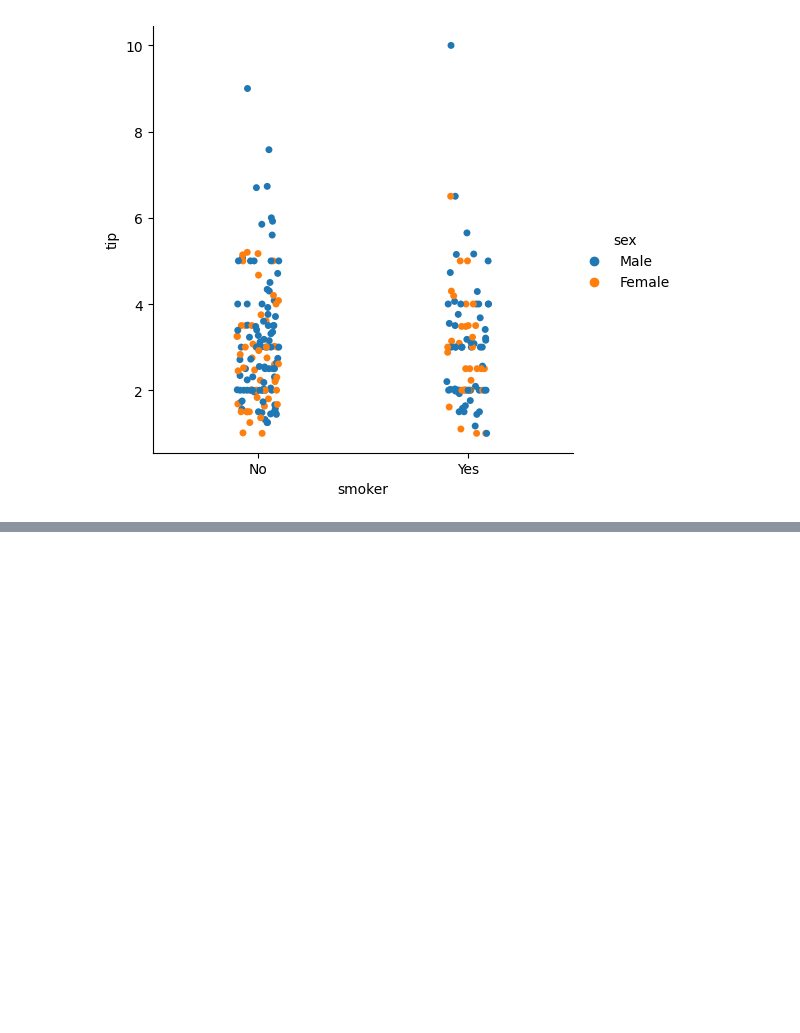
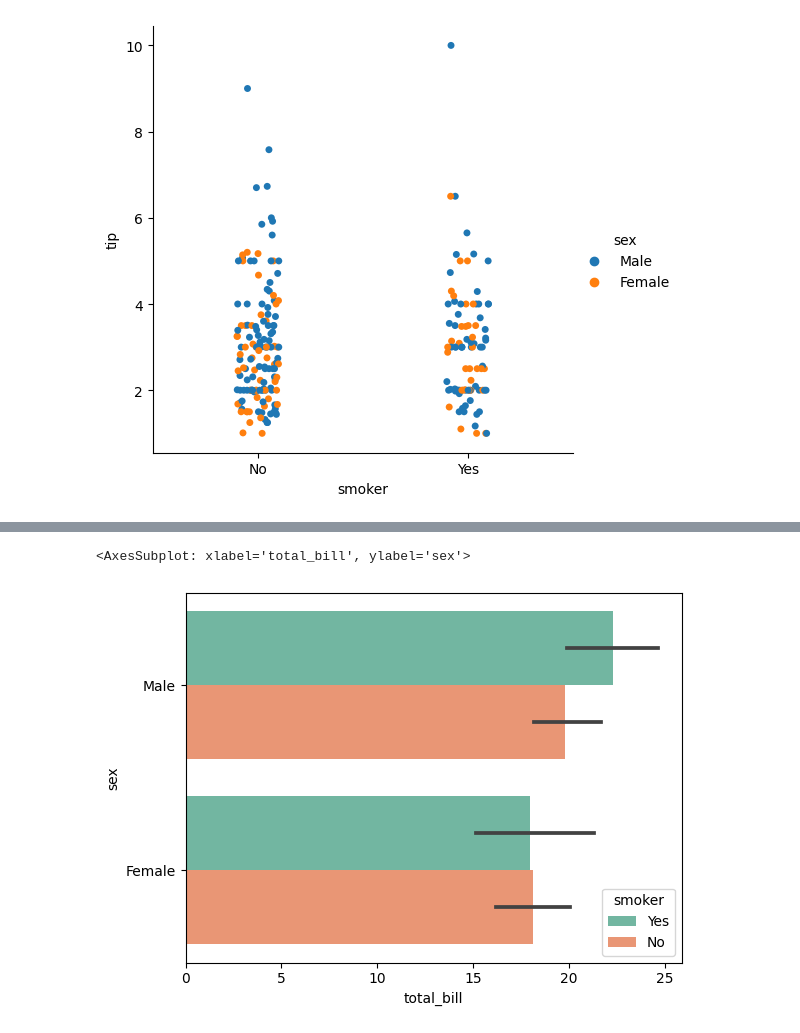
Before and after one commit to Naaahush/VsCode, a Jupyter notebook: Chirantan sns lecture.ipynb, the cells around one changed output, grey strips where cells are left out. Drawn from its saved outputs; the diff is of its cells as text; code cells hidden in the pictures; blank space fills up the shorter version.

```diff
--- a/Chirantan sns lecture.ipynb
+++ b/Chirantan sns lecture.ipynb
@@ -241,0 +267,7 @@ sns.catplot(tips,x='smoker',y='tip',hue='sex',order=['No','Yes'])
+# %%
+#barplot
+
+sns.barplot(tips,x='total_bill',y='sex',palette='Set2',hue='smoker')
+# %% [output]
+<AxesSubplot: xlabel='total_bill', ylabel='sex'>
+[figure, added]
```
Also changed, not shown: parts of 7 cells of this notebook, 1 other file.
